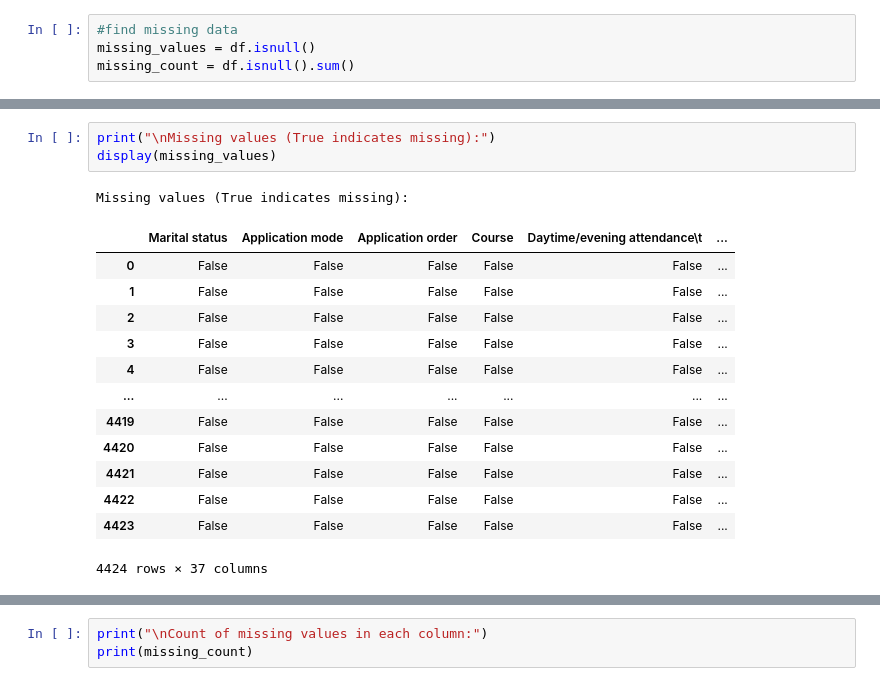
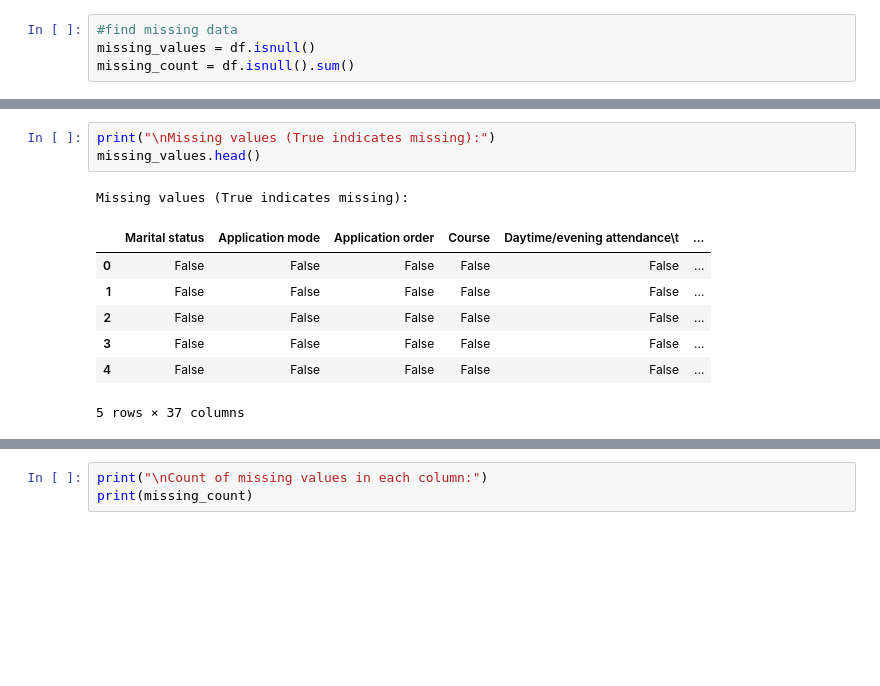
Before and after one commit to tcl002/CSE151AProject, a Jupyter notebook: StudentDropout.ipynb, the cells around one changed output, grey strips where cells are left out. Saved outputs shown, nothing was run; the diff lists cells and outputs as text; blank space fills up the shorter version.

```diff
--- a/StudentDropout.ipynb
+++ b/StudentDropout.ipynb
@@ -380,18 +275,12 @@ DataFrame with missing values:
 # %%
 print("\nMissing values (True indicates missing):")
-display(missing_values)
+missing_values.head()
 # %% [output]
 Missing values (True indicates missing):
 |  | Marital status | Application mode | Application order | Course | Daytime/evening attendance\t | ... |
 | 0 | False | False | False | False | False | ... |
 | 1 | False | False | False | False | False | ... |
 | 2 | False | False | False | False | False | ... |
 | 3 | False | False | False | False | False | ... |
 | 4 | False | False | False | False | False | ... |
-| ... | ... | ... | ... | ... | ... | ... |
-| 4419 | False | False | False | False | False | ... |
-| 4420 | False | False | False | False | False | ... |
-| 4421 | False | False | False | False | False | ... |
-| 4422 | False | False | False | False | False | ... |
-| 4423 | False | False | False | False | False | ... |
-4424 rows × 37 columns
+5 rows × 37 columns
```
Also changed, not shown: parts of 62 cells of this notebook.
